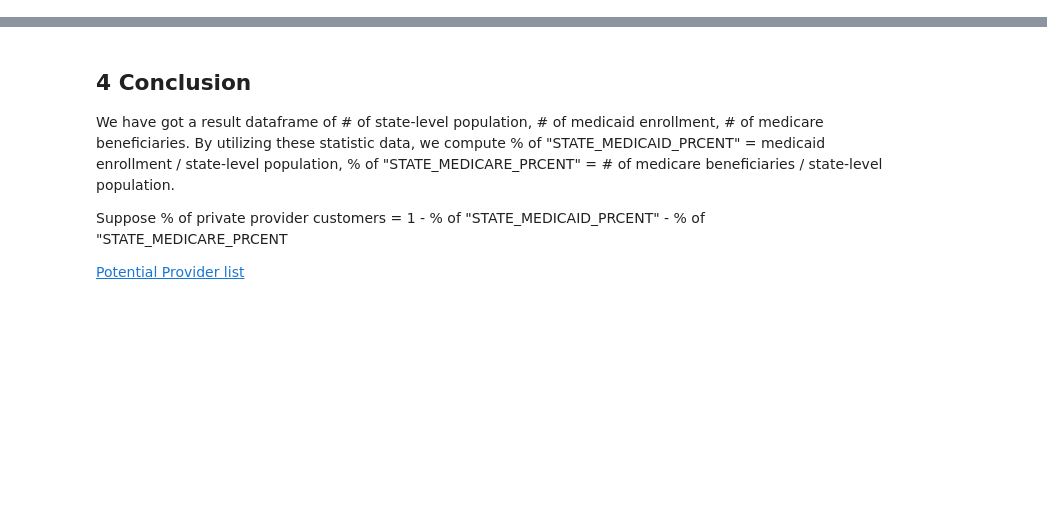
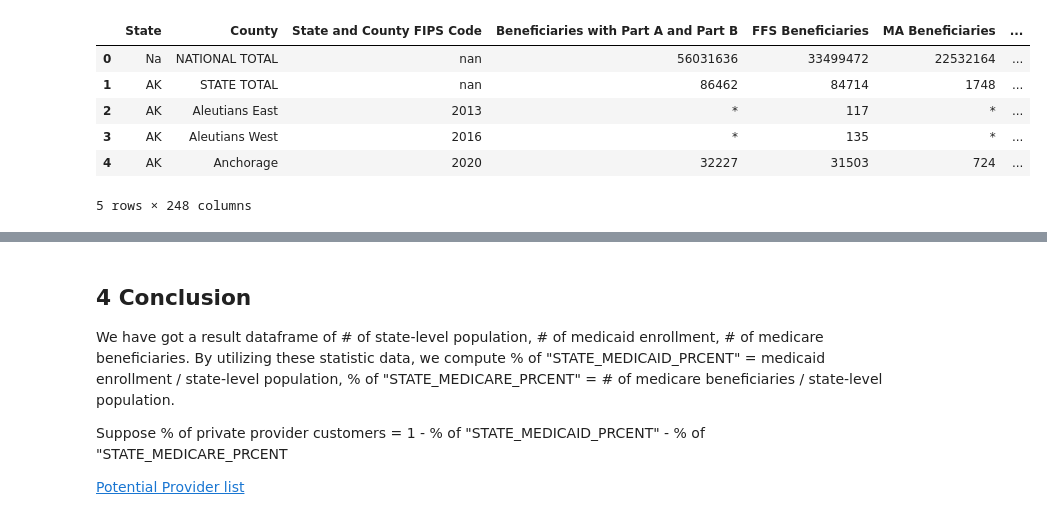
Before and after one commit to dev-hyang/data_analysis_medicaid, a Jupyter notebook: health_insurance_data_analysis.ipynb, the cells around one changed output, grey strips where cells are left out. Cells and saved outputs as stored; diff of their text form; code cells hidden in the pictures; blank space fills up the shorter version.

```diff
--- a/health_insurance_data_analysis.ipynb
+++ b/health_insurance_data_analysis.ipynb
@@ -303,0 +223,10 @@ It can be concluded from df_mdcare_2018
+# %%
+df_mdcare_2018Bsc.head()
+# %% [output]
+|  | State | County | State and County FIPS Code | Beneficiaries with Part A and Part B | FFS Beneficiaries | MA Beneficiaries | ... |
+| 0 | Na | NATIONAL TOTAL | nan | 56031636 | 33499472 | 22532164 | ... |
+| 1 | AK | STATE TOTAL | nan | 86462 | 84714 | 1748 | ... |
+| 2 | AK | Aleutians East | 2013 | * | 117 | * | ... |
+| 3 | AK | Aleutians West | 2016 | * | 135 | * | ... |
+| 4 | AK | Anchorage | 2020 | 32227 | 31503 | 724 | ... |
+5 rows × 248 columns
```
Also changed, not shown: parts of 94 cells of this notebook, 2 other files.
